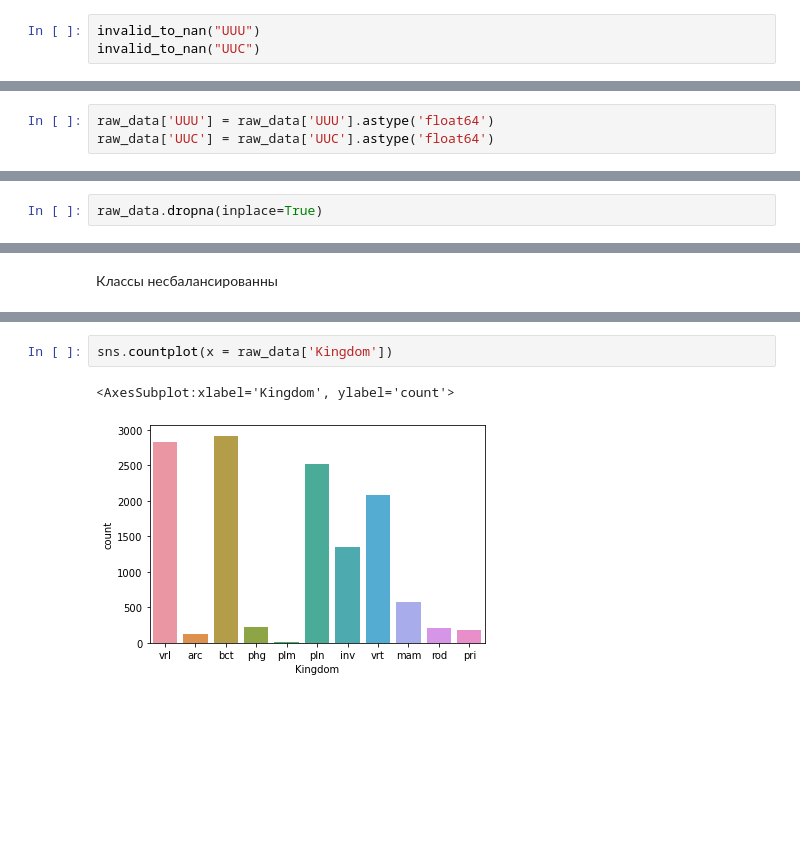
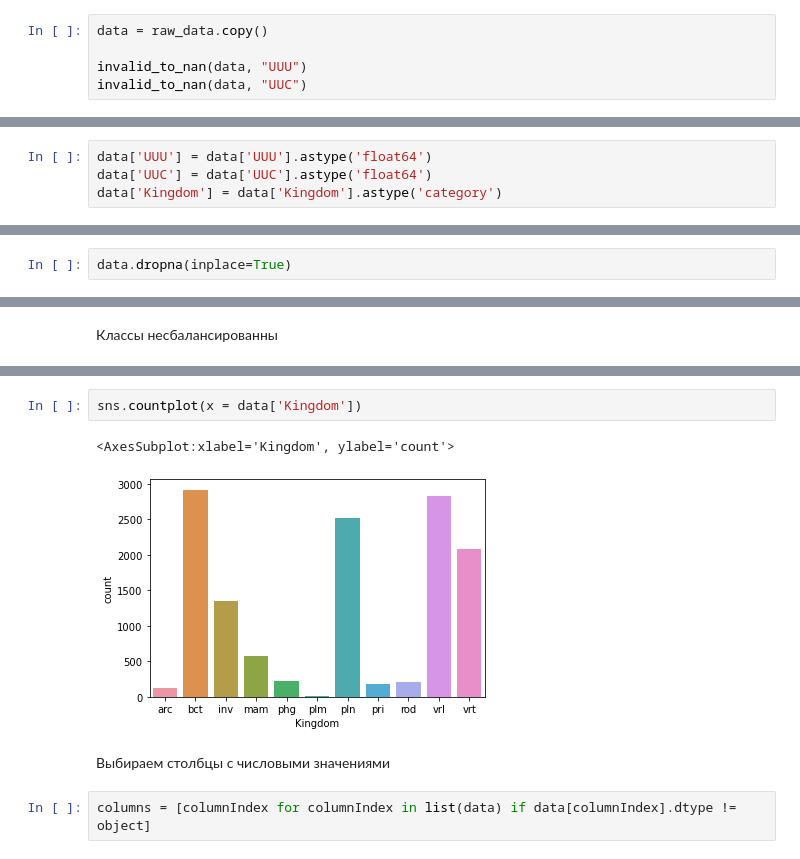
Before and after one commit to vofks/ML-Homework, a Jupyter notebook: ML_homework_1.ipynb, the cells around one changed output, grey strips where cells are left out. Drawn from its saved outputs; the diff is of its cells as text; blank space fills up the shorter version.

```diff
--- a/ML_homework_1.ipynb
+++ b/ML_homework_1.ipynb
@@ -115,13 +115,16 @@ def invalid_to_nan(columnIndex):
 # %%
-invalid_to_nan("UUU")
-invalid_to_nan("UUC")
+data = raw_data.copy()
+
+invalid_to_nan(data, "UUU")
+invalid_to_nan(data, "UUC")
 # %% [output]
 column: UUU index: 486, value: non-B hepatitis virus
 column: UUU index: 5063, value: 12;I
 column: UUC index: 5063, value: -
 # %%
-raw_data['UUU'] = raw_data['UUU'].astype('float64')
-raw_data['UUC'] = raw_data['UUC'].astype('float64')
+data['UUU'] = data['UUU'].astype('float64')
+data['UUC'] = data['UUC'].astype('float64')
+data['Kingdom'] = data['Kingdom'].astype('category')
 # %% [markdown]
 Результат преобразований
 # %%
@@ -147,4 +150,4 @@ memory usage: 6.9+ MB
 # %% [markdown]
 Удаляем пропущенные данные
 # %%
-raw_data.dropna(inplace=True)
+data.dropna(inplace=True)
@@ -172,5 +188,9 @@ Name: Kingdom, dtype: int64
 # %%
-sns.countplot(x = raw_data['Kingdom'])
+sns.countplot(x = data['Kingdom'])
 # %% [output]
 <AxesSubplot:xlabel='Kingdom', ylabel='count'>
-[figure, old version]
+[figure, new version]
+# %% [markdown]
+Выбираем столбцы с числовыми значениями
+# %%
+columns = [columnIndex for columnIndex in list(data) if data[columnIndex].dtype != object]
```
Also changed, not shown: parts of 16 cells of this notebook.
